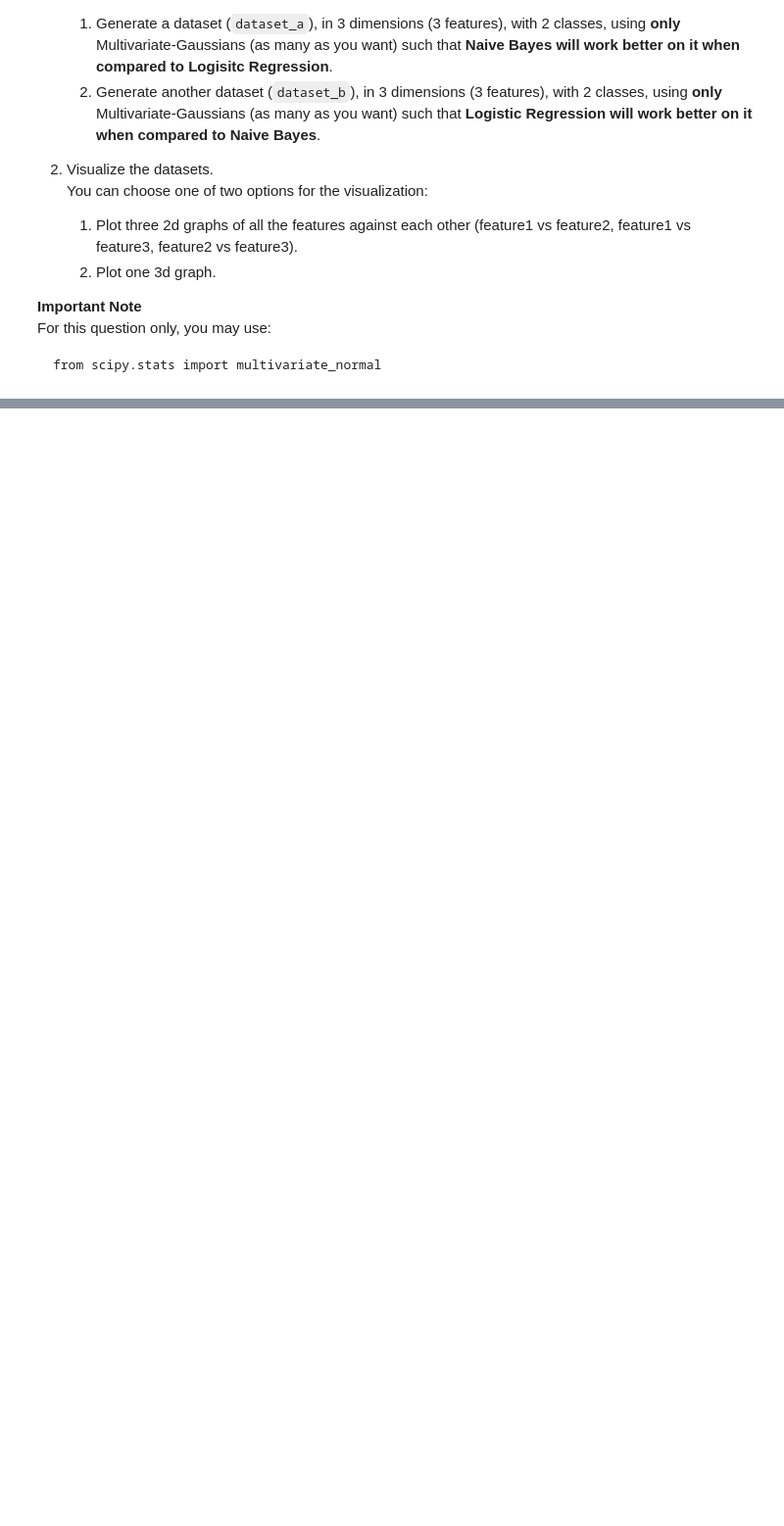
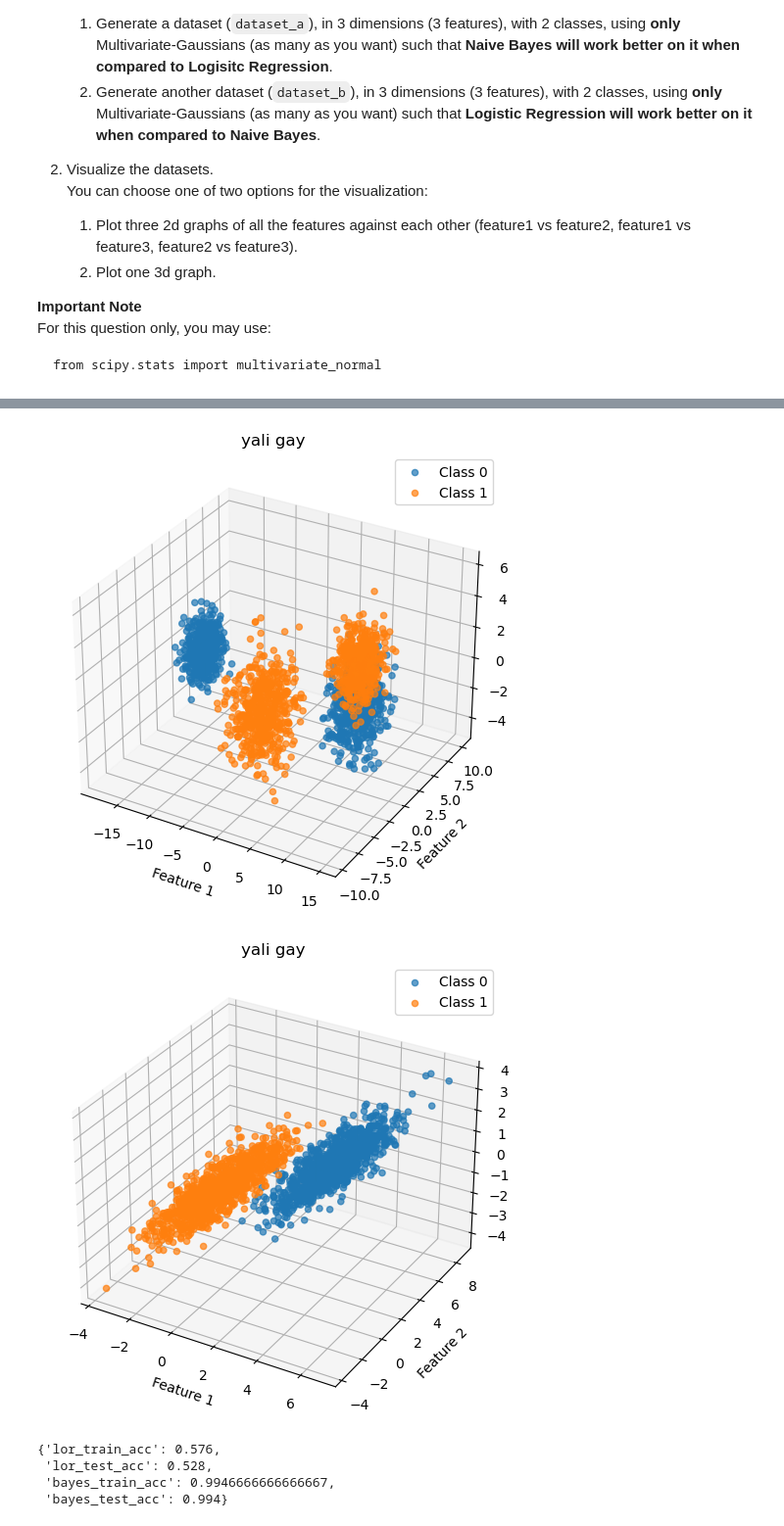
Before and after one commit to liel109/Machine-Learning, a Jupyter notebook: Hw-4/hwa4.ipynb, the cells around one changed output, grey strips where cells are left out. Shown: that part at 98% size. Cells and saved outputs as stored; diff of their text form; code cells hidden in the pictures; blank space fills up the shorter version.

```diff
--- a/Hw-4/hwa4.ipynb
+++ b/Hw-4/hwa4.ipynb
@@ -424,0 +420,46 @@ from hw4 import generate_datasets
+# %%
+def plot_dataset(features, labels, title):
+    fig = plt.figure(figsize=(8, 6))
+    ax = fig.add_subplot(111, projection='3d')
+
+    # Separate data points by class (label)
+    class_0 = features[labels == 0]
+    class_1 = features[labels == 1]
+
+    # Plot points for each class
+    ax.scatter(class_0[:, 0], class_0[:, 1],
+               class_0[:, 2], alpha=0.7, label='Class 0')
+    ax.scatter(class_1[:, 0], class_1[:, 1],
+               class_1[:, 2], alpha=0.7, label='Class 1')
+
+    ax.set_title(title)
+    ax.set_xlabel('Feature 1')
+    ax.set_ylabel('Feature 2')
+    ax.set_zlabel('Feature 3')
+    ax.legend()
+
+    plt.show()
+
+datasets = generate_datasets()
+X_bayes= datasets['dataset_a_features']
+y_bayes = datasets['dataset_a_labels']
+shuffled_indices = np.random.permutation(X_bayes.shape[0])
+X_shuffled = X_bayes[shuffled_indices]
+y_shuffled = y_bayes[shuffled_indices]
+
+plot_dataset(datasets["dataset_a_features"], datasets["dataset_a_labels"], 'yali gay')
+plot_dataset(datasets["dataset_b_features"], datasets["dataset_b_labels"], 'yali gay')
+model_evaluation(X_shuffled[:1500],y_shuffled[:1500],X_shuffled[1500:], y_shuffled[1500:], 2, best_eta, best_eps)
+X_bayes= datasets['dataset_b_features']
+y_bayes = datasets['dataset_b_labels']
+shuffled_indices = np.random.permutation(X_bayes.shape[0])
+X_shuffled = X_bayes[shuffled_indices]
+y_shuffled = y_bayes[shuffled_indices]
+model_evaluation(X_shuffled[:1500],y_shuffled[:1500],X_shuffled[1500:], y_shuffled[1500:], 2, best_eta, best_eps)
+# %% [output]
+[figure, added]
+[figure, added]
+{'lor_train_acc': 0.576,
+ 'lor_test_acc': 0.528,
+ 'bayes_train_acc': 0.9946666666666667,
+ 'bayes_test_acc': 0.994}
```
Also changed, not shown: parts of 13 cells of this notebook, 1 other file.
